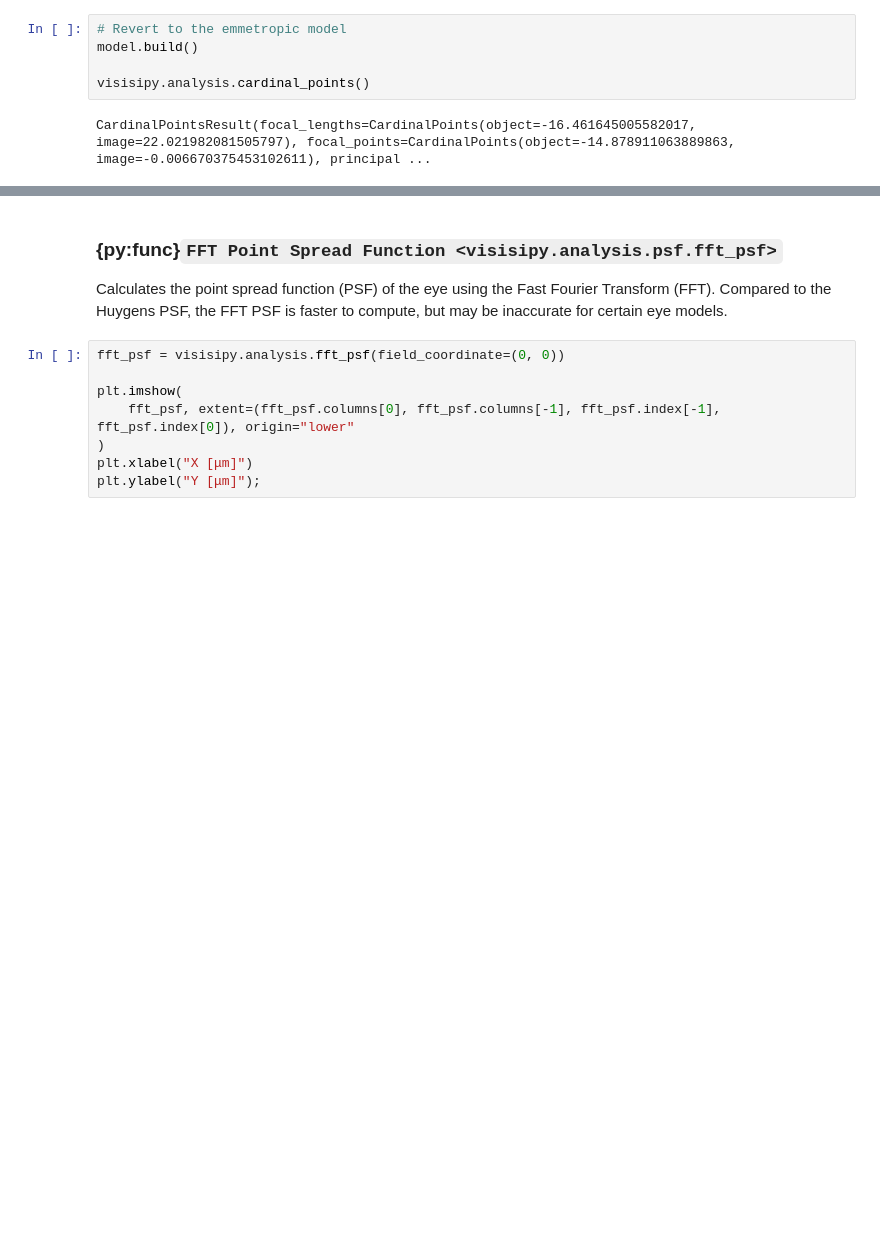
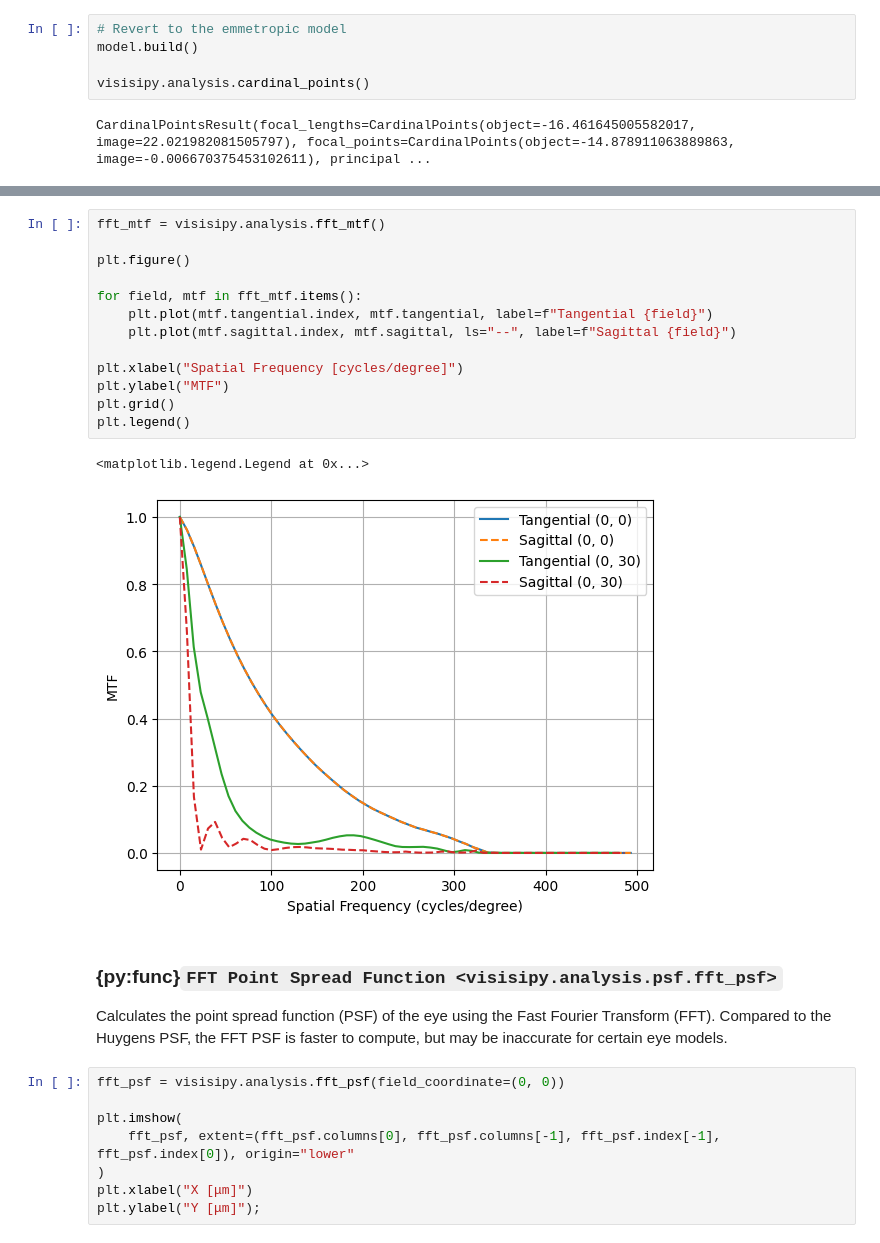
Before and after one commit to MREYE-LUMC/visisipy, a Jupyter notebook: docs/user_guide/05_analyses.ipynb, the cells around one changed output, grey strips where cells are left out. Cells and saved outputs as stored; diff of their text form; blank space fills up the shorter version.

Commit message:
Update documentation with MTF analysis

```diff
--- a/docs/user_guide/05_analyses.ipynb
+++ b/docs/user_guide/05_analyses.ipynb
@@ -68,3 +73,19 @@ CardinalPointsResult(focal_lengths=CardinalPoints(object=-16.461645005582017, im
+# %%
+fft_mtf = visisipy.analysis.fft_mtf()
+
+plt.figure()
+
+for field, mtf in fft_mtf.items():
+    plt.plot(mtf.tangential.index, mtf.tangential, label=f"Tangential {field}")
+    plt.plot(mtf.sagittal.index, mtf.sagittal, ls="--", label=f"Sagittal {field}")
+
+plt.xlabel("Spatial Frequency [cycles/degree]")
+plt.ylabel("MTF")
+plt.grid()
+plt.legend()
+# %% [output]
+<matplotlib.legend.Legend at 0x...>
+[figure, added]
 # %% [markdown]
 ### {py:func}`FFT Point Spread Function <visisipy.analysis.psf.fft_psf>`
 
```
Also changed, not shown: parts of 3 cells of this notebook, 1 other file.
